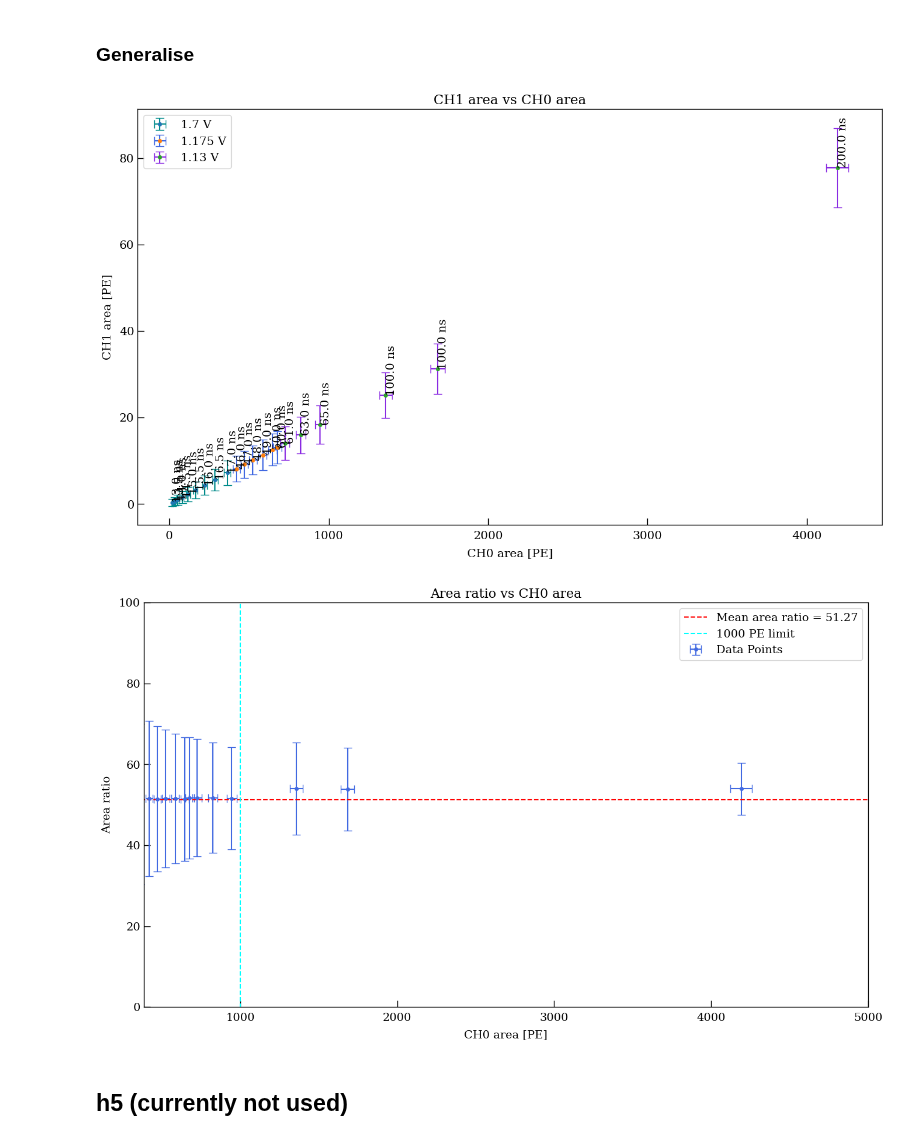
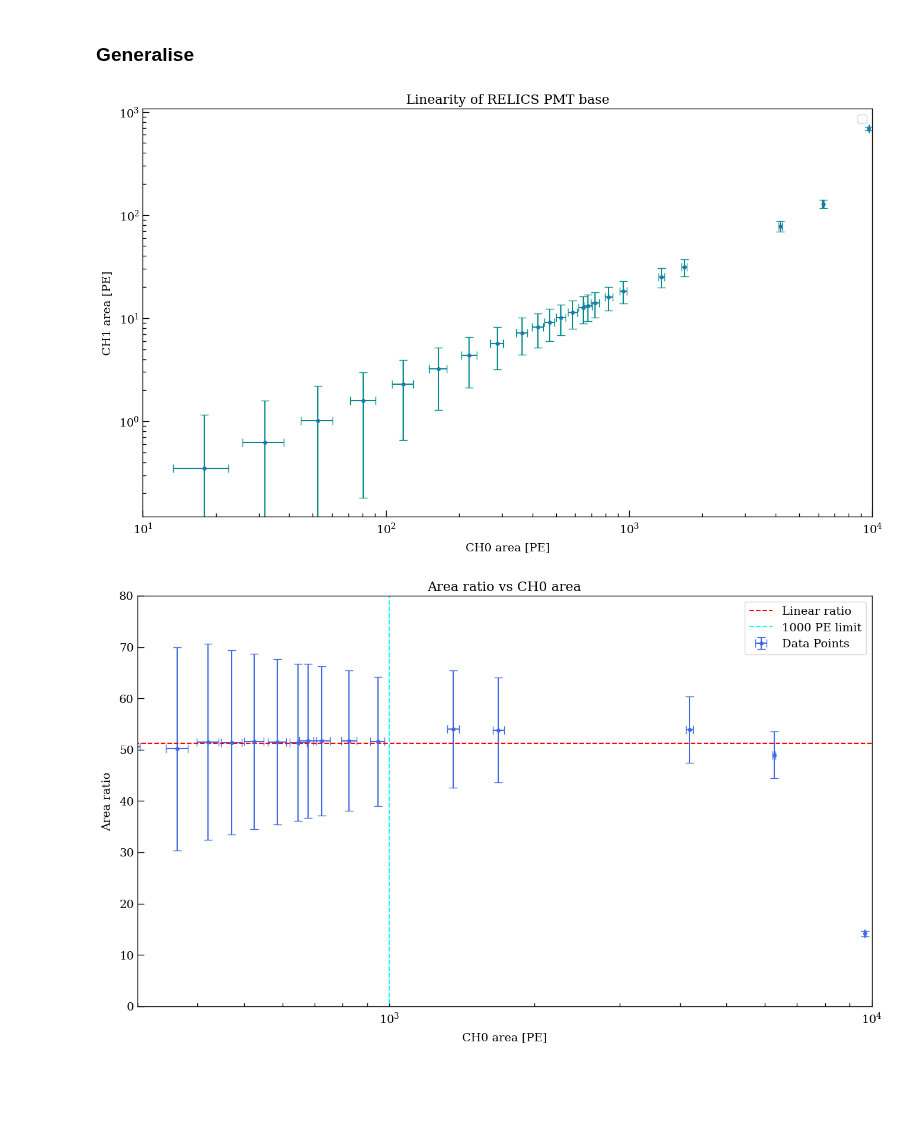
Before and after one commit to Westlake-University-Lsc-lab/RELICS_PMT_Data_Analysis, a Jupyter notebook: LinearityCheck/check_readout_linear.ipynb, the cells around one changed output. Saved outputs shown, nothing was run; the diff lists cells and outputs as text; code cells hidden in the pictures; blank space fills up the shorter version.

Commit message:
added new data and linearity fit

```diff
--- a/LinearityCheck/check_readout_linear.ipynb
+++ b/LinearityCheck/check_readout_linear.ipynb
@@ -83,8 +84,9 @@ PDiv = 6
 # %%
 path = "/mnt/data/PMT/R8520_406/"   ##### file path
 
-#name = "LV2415_anodereadout_LV2414_dualreadout_"+str(Date)+"_LED_"+str(V)+"V_"+str(T)+"ns_400_ratio_run0"
-name = "lv2415_anode_lv2414_dual_"+str(Date)+"_LED_"+str(V)+"V_"+str(T)+"ns_attenuator_"+str(PDiv)+"DB_400_ratio_run0"
+#name = "lv2415_anode_lv2414_dual_"+str(Date)+"_LED_"+str(V)+"V_"+str(offset)+"mV_"+str(T)+"ns_attenuator_"+str(PDiv)+"DB_400_ratio_run0"
+name = "lv2415_anode_lv2414_dual_20240904_LED_1.300V_900mv_100ns_attenuator_9DB_400_ratio_run0"
+#name = "lv2415_anode_lv2414_dual_"+str(Date)+"_LED_"+str(V)+"V_"+str(T)+"ns_attenuator_"+str(PDiv)+"DB_400_ratio_run0"
 filesnum = 1 ### number of files
 
 hdf5_filename = path + name + ".h5"
@@ -535,7 +538,12 @@ scale = 7.034 +/- 0.059
 # %% [markdown]
 ### Generalise
 # %%
-general = np.genfromtxt('./mean.txt')
+general = np.genfromtxt('./linear.txt',skip_header=1)
+
+div_ratio = []
+for i in range (0,len(general[:,0])):
+    div_ratio.append(10**(general[i,6]/20))
+
 """
 def exp_fit(x,A_0,A,x_0,alpha):
     return A_0 - (A * np.exp(-(x-x_0)/alpha))
@@ -550,20 +558,17 @@ general_fit_x = np.linspace(0,1000,1000)
 general_fit_y = exp_fit(general_fit_x,general_popt[0],general_popt[1],general_popt[2],general_popt[3])
 """
 plt.figure(figsize=(16,9))
-plt.title('CH1 area vs CH0 area')
+plt.title('Linearity of RELICS PMT base')
+plt.xscale('log')
+plt.yscale('log')
 plt.xlabel('CH0 area [PE]')
 plt.ylabel('CH1 area [PE]')
+plt.xlim(10,10000)
 
 #plt.scatter(general[:,4],general[:,2])
 
-plt.errorbar(general[:9,2],general[:9,4],xerr=general[:9,3],
-             yerr=general[:9,5],fmt='o',ecolor='darkcyan',label='1.7 V')
-plt.errorbar(general[9:15,2],general[9:15,4],xerr=general[9:15,3],
-             yerr=general[9:15,5],fmt='o',ecolor='royalblue',label='1.175 V')
-plt.errorbar(general[15:,2],general[15:,4],xerr=general[15:,3],
-             yerr=general[15:,5],fmt='o',ecolor='blueviolet',label='1.13 V')
-for i in range (0,len(general[:,0])):
-    plt.text(general[i,2]+1,general[i,4]+0.5,s=str(general[i,1])+' ns',rotation='vertical')
+plt.errorbar(general[:,2]*div_ratio[:],general[:,4],xerr=general[:,3]*div_ratio[:],
+             yerr=general[:,5],fmt='o',ecolor='darkcyan')
 
 #plt.plot(general_fit_x,general_fit_y,color='orange',label='Fitted function, limit = '+str(round(general_popt[0],2)))
 
@@ -571,29 +576,27 @@ plt.legend()
 plt.savefig('./img/area_linear_generalised.png',dpi=300)
 plt.show()
 # %% [output]
-[figure, old version]
+[figure, new version]
 # %%
-general_ratio = general[:,2] / general[:,4]
+general_ratio = general[:,2]*div_ratio[:] / general[:,4]
 general_ratio_error = general_ratio * np.sqrt((general[:,3]/general[:,2])**2+(general[:,5]/general[:,4])**2)
 
 plt.figure(figsize=(16,9))
 plt.title('Area ratio vs CH0 area')
+plt.xscale('log')
 plt.xlabel('CH0 area [PE]')
 plt.ylabel('Area ratio')
-plt.xlim(385,5000)
-plt.ylim(0,100)
+plt.xlim(300,10000)
+plt.ylim(0,80)
 
-plt.errorbar(general[:,2],general_ratio,xerr=general[:,3],yerr=general_ratio_error,
+plt.errorbar(general[:,2]*div_ratio[:],general_ratio,xerr=general[:,3]*div_ratio,yerr=general_ratio_error,
              fmt='o',color = 'royalblue',label='Data Points')
-plt.hlines(y = np.average(general_ratio[:18]), xmin = 0, xmax = 5000, color = 'red',
-           linestyles = 'dashed',label='Mean area ratio = '+str(np.round(np.average(general_ratio[:18]),2)))
+plt.hlines(y = 51.27,color = 'red',linestyles='dashed',xmin = 0,xmax = 10000,label='Linear ratio')
 plt.vlines(x = 1000,ymin = -50,ymax = 170, color = 'cyan',
            linestyles='dashed',label='1000 PE limit')
 
 plt.legend()
 plt.savefig('./img/area_ratio_generalised.png',dpi = 300)
 plt.show()
 # %% [output]
-[figure, old version]
+[figure, new version]
-# %% [markdown]
-## h5 (currently not used)
```
Also changed, not shown: parts of 16 cells of this notebook.
